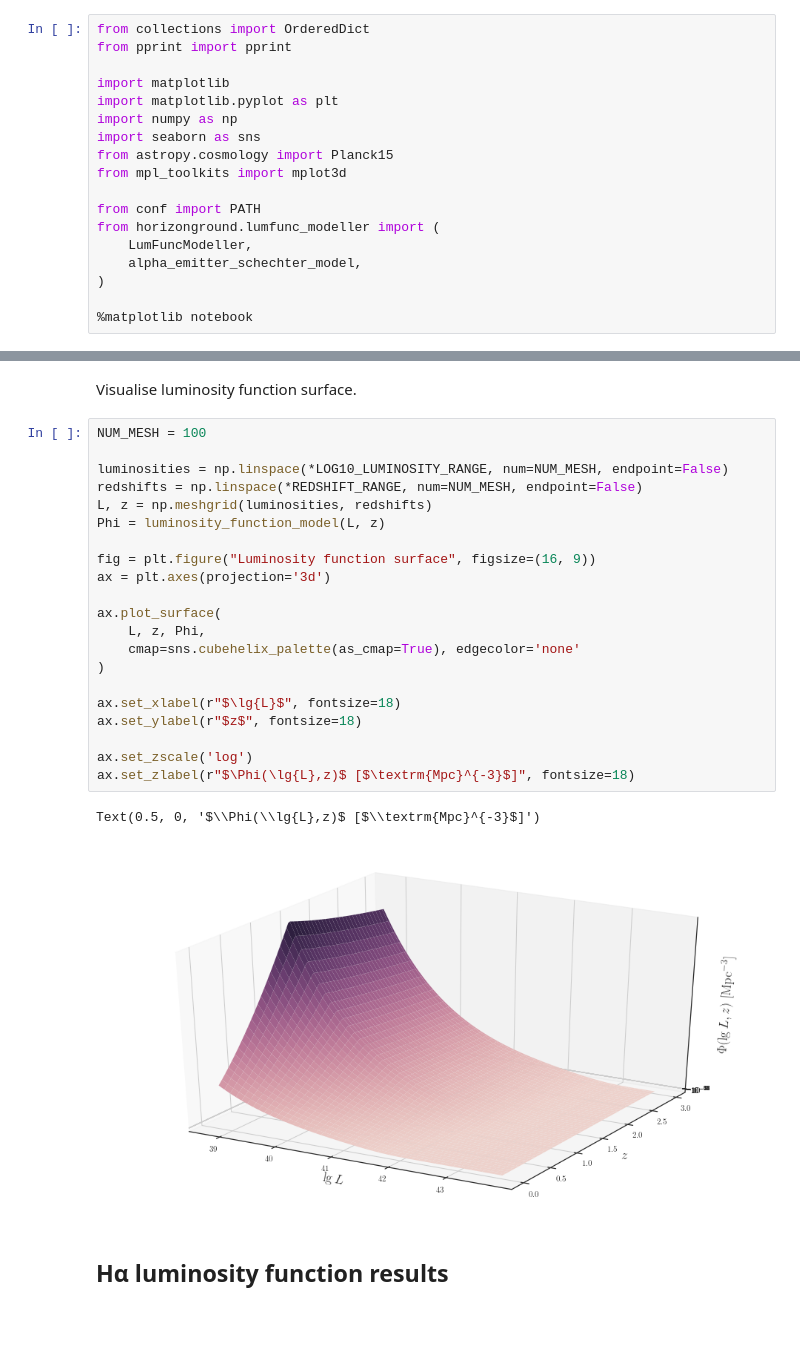
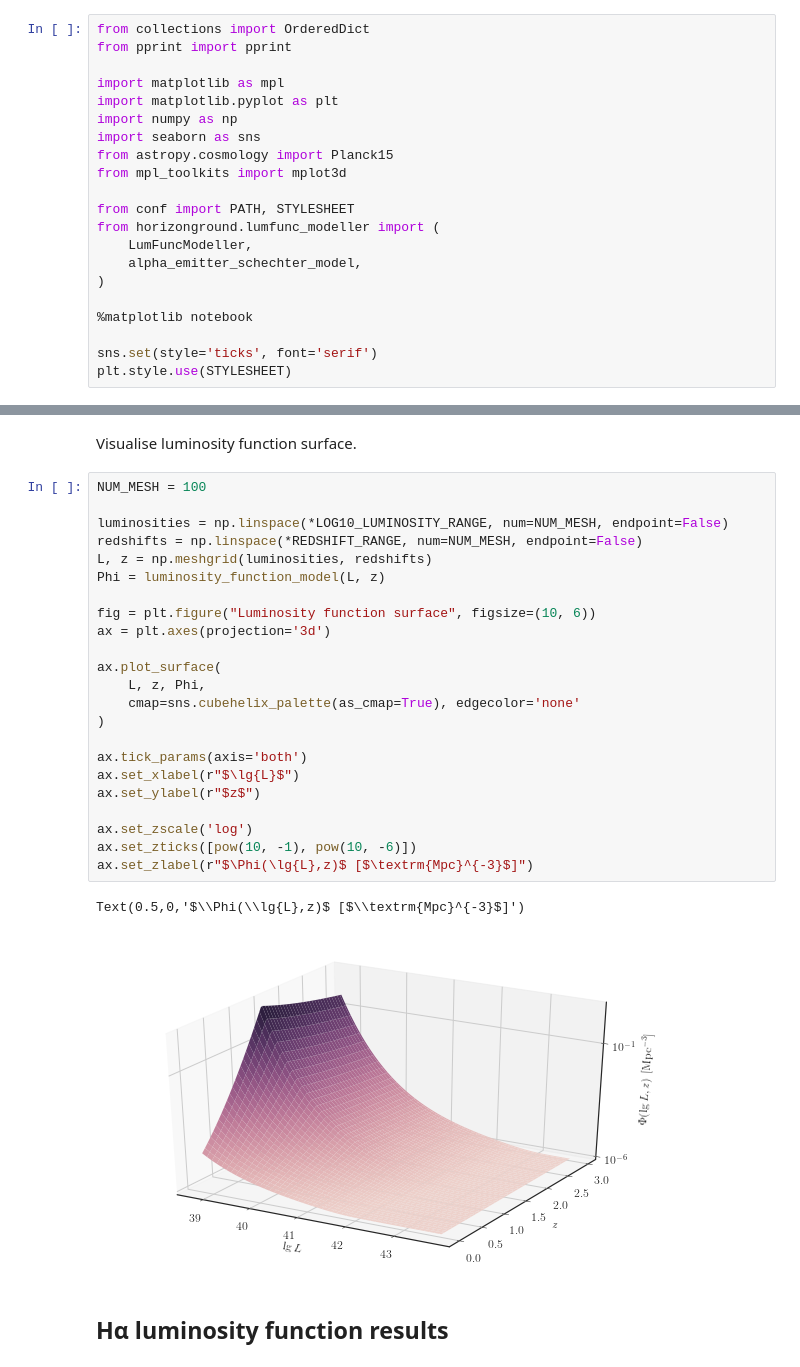
Before and after one commit to MikeSWang/HorizonGRound, a Jupyter notebook: notebooks/H-alpha_luminosity_function.ipynb, the cells around one changed output, grey strips where cells are left out. Saved outputs shown, nothing was run; the diff lists cells and outputs as text; blank space fills up the shorter version.

Commit message:
Plot routines updated.

```diff
--- a/notebooks/H-alpha_luminosity_function.ipynb
+++ b/notebooks/H-alpha_luminosity_function.ipynb
@@ -6,20 +6,23 @@ Initiate notebook.
 from collections import OrderedDict
 from pprint import pprint
 
-import matplotlib
+import matplotlib as mpl
 import matplotlib.pyplot as plt
 import numpy as np
 import seaborn as sns
 from astropy.cosmology import Planck15
 from mpl_toolkits import mplot3d
 
-from conf import PATH
+from conf import PATH, STYLESHEET
 from horizonground.lumfunc_modeller import (
     LumFuncModeller,
     alpha_emitter_schechter_model,
 )
 
 %matplotlib notebook
+
+sns.set(style='ticks', font='serif')
+plt.style.use(STYLESHEET)
 # %% [markdown]
 Define parameter ranges.
 # %%
@@ -63,27 +66,29 @@ Visualise luminosity function surface.
 # %%
 NUM_MESH = 100
 
 luminosities = np.linspace(*LOG10_LUMINOSITY_RANGE, num=NUM_MESH, endpoint=False)
 redshifts = np.linspace(*REDSHIFT_RANGE, num=NUM_MESH, endpoint=False)
 L, z = np.meshgrid(luminosities, redshifts)
 Phi = luminosity_function_model(L, z)
 
-fig = plt.figure("Luminosity function surface", figsize=(16, 9))
+fig = plt.figure("Luminosity function surface", figsize=(10, 6))
 ax = plt.axes(projection='3d')
 
 ax.plot_surface(
     L, z, Phi,
     cmap=sns.cubehelix_palette(as_cmap=True), edgecolor='none'
 )
 
-ax.set_xlabel(r"$\lg{L}$", fontsize=18)
-ax.set_ylabel(r"$z$", fontsize=18)
+ax.tick_params(axis='both')
+ax.set_xlabel(r"$\lg{L}$")
+ax.set_ylabel(r"$z$")
 
 ax.set_zscale('log')
-ax.set_zlabel(r"$\Phi(\lg{L},z)$ [$\textrm{Mpc}^{-3}$]", fontsize=18)
+ax.set_zticks([pow(10, -1), pow(10, -6)])
+ax.set_zlabel(r"$\Phi(\lg{L},z)$ [$\textrm{Mpc}^{-3}$]")
 # %% [output]
-Text(0.5, 0, '$\\Phi(\\lg{L},z)$ [$\\textrm{Mpc}^{-3}$]')
+Text(0.5,0,'$\\Phi(\\lg{L},z)$ [$\\textrm{Mpc}^{-3}$]')
-[figure, old version]
+[figure, new version]
 # %% [markdown]
 ## H&alpha; luminosity function results
 # %%
```
Also changed, not shown: parts of 1 cell of this notebook, 8 other files.
